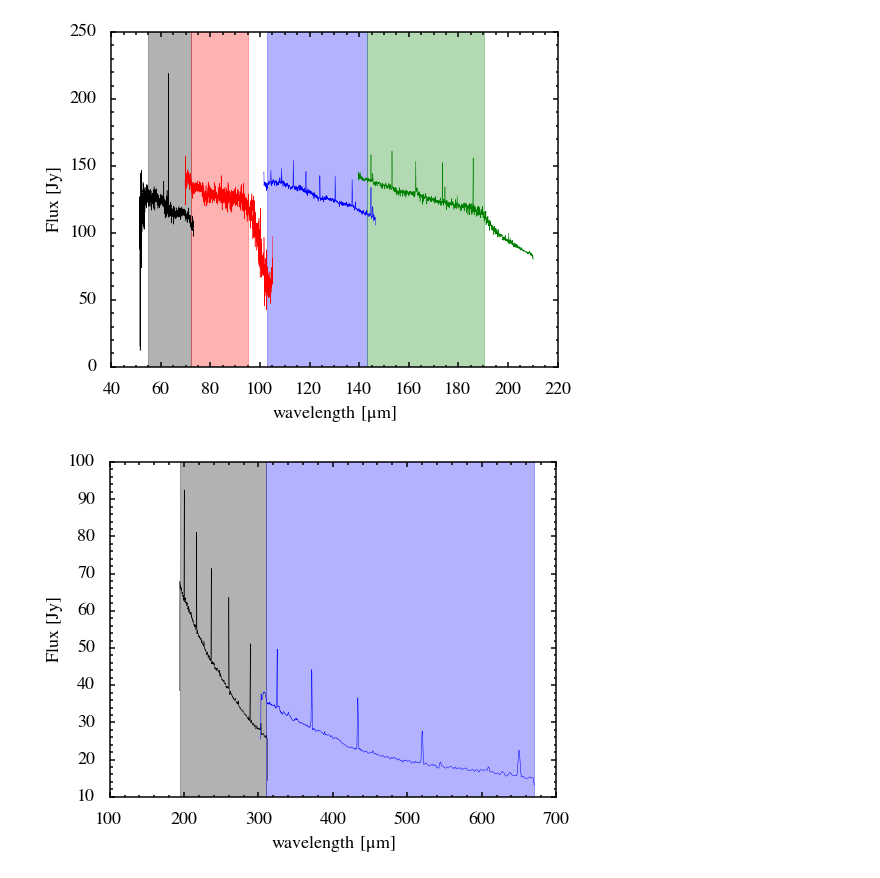
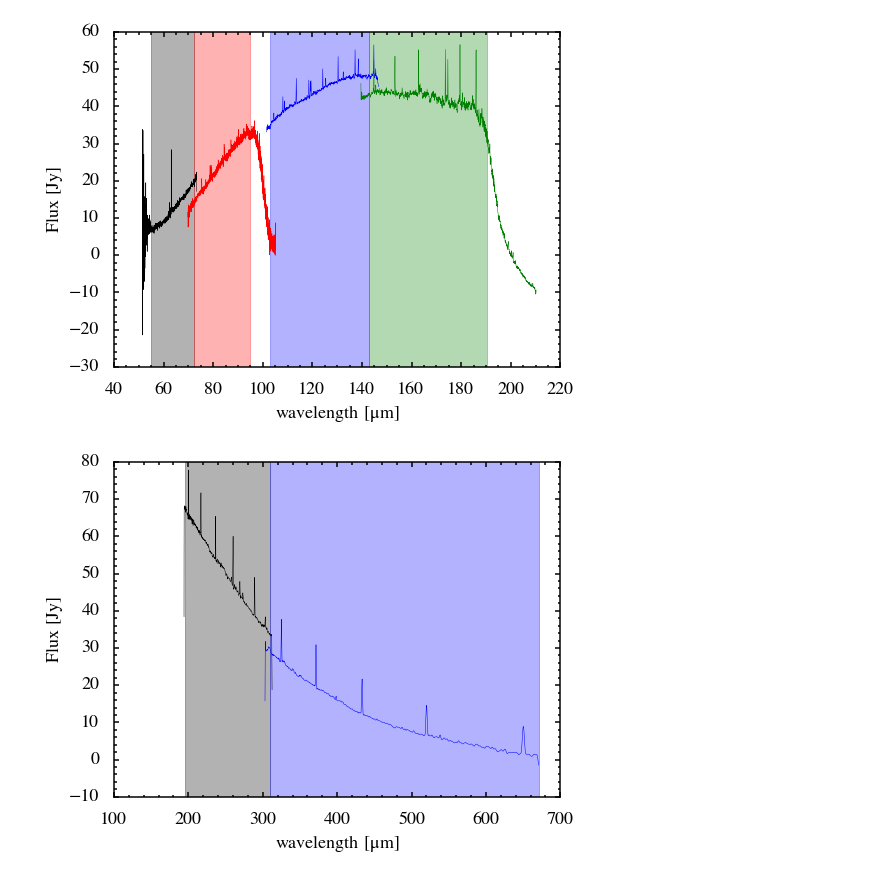
Before and after one commit to yaolun/misc, a Jupyter notebook: trimmed_detail_fitting.ipynb, the cells around one changed output. Saved outputs shown, nothing was run; the diff lists cells and outputs as text; code cells hidden in the pictures.

```diff
--- a/trimmed_detail_fitting.ipynb
+++ b/trimmed_detail_fitting.ipynb
@@ -6,47 +6,47 @@ from astropy.io import ascii
 import numpy as np
 import astropy.constants as const
 # %%
-indir = '/Users/yaolun/test/IRAS12496_centralSpaxel_PointSourceCorrected_CorrectedYES_'
+indir = '/Users/yaolun/test/L1157/pacs/data/L1157_centralSpaxel_PointSourceCorrected_CorrectedYES_'
 (wl_b2a, flux_b2a, unc_b2a) = np.genfromtxt(indir+'b2a.txt', skip_header=1).T
 (wl_b2b, flux_b2b, unc_b2b) = np.genfromtxt(indir+'b2b.txt', skip_header=1).T
 (wl_r1s, flux_r1s, unc_r1s) = np.genfromtxt(indir+'r1s.txt', skip_header=1).T
 (wl_r1l, flux_r1l, unc_r1l) = np.genfromtxt(indir+'r1l.txt', skip_header=1).T
-(wl_ssw, flux_ssw) = np.genfromtxt('/Users/yaolun/test/IRAS12496_spire_corrected_ssw.txt', skip_header=1).T
-(wl_slw, flux_slw) = np.genfromtxt('/Users/yaolun/test/IRAS12496_spire_corrected_slw.txt', skip_header=1).T
+(wl_ssw, flux_ssw) = np.genfromtxt('/Users/yaolun/test/L1157/spire/data/L1157_spire_corrected_ssw.txt', skip_header=1).T
+(wl_slw, flux_slw) = np.genfromtxt('/Users/yaolun/test/L1157/spire/data/L1157_spire_corrected_slw.txt', skip_header=1).T
 # %%
 fig = plt.figure(figsize=(8,6))
 ax = fig.add_subplot(111)
 
 ax.plot(wl_b2a, flux_b2a, color='k', label=r'$\rm{B2A}$', linewidth=0.5)
-ax.plot(wl_b2b, flux_b2b+25, color='r', label=r'$\rm{B2B}$', linewidth=0.5)
-ax.plot(wl_r1s, flux_r1s+50, color='b', label=r'$\rm{R1S}$', linewidth=0.5)
-ax.plot(wl_r1l, flux_r1l+75, color='g', label=r'$\rm{R1L}$', linewidth=0.5)
+ax.plot(wl_b2b, flux_b2b-5, color='r', label=r'$\rm{B2B}$', linewidth=0.5)
+ax.plot(wl_r1s, flux_r1s-10, color='b', label=r'$\rm{R1S}$', linewidth=0.5)
+ax.plot(wl_r1l, flux_r1l-15, color='g', label=r'$\rm{R1L}$', linewidth=0.5)
 # ax.plot(wl_ssw, flux_ssw, color='k', label=r'$\rm{SSW}$')
 # ax.plot(wl_slw, flux_slw, color='b', label=r'$\rm{SLW}$')
 
 # ax.legend(loc='upper right', fontsize=16, numpoints=1)
 
 ax.axvspan(54.8, 72.3, alpha=0.3, color='k')
 ax.axvspan(72.3, 95.05, alpha=0.3, color='r')
 ax.axvspan(103, 143, alpha=0.3, color='b')
 ax.axvspan(143, 190.31, alpha=0.3, color='g')
 
 ax.set_xlabel(r'$\rm{wavelength\,[\mu m]}$', fontsize=18)
 ax.set_ylabel(r'$\rm{Flux\,[Jy]}$', fontsize=18)
 [ax.spines[axis].set_linewidth(1.5) for axis in ['top','bottom','left','right']]
 ax.minorticks_on()
 ax.tick_params('both',labelsize=18,width=1.5,which='major',pad=15,length=5)
 ax.tick_params('both',labelsize=18,width=1.5,which='minor',pad=15,length=2.5)
 
 fig.savefig('/Users/yaolun/test/trimmed_detail_pacs.pdf', format='pdf', dpi=300, bbox_inches='tight')
 # %% [output]
-[figure, old version]
+[figure, new version]
 # %%
 fig = plt.figure(figsize=(8,6))
 ax = fig.add_subplot(111)
 
 ax.plot(wl_ssw, flux_ssw, color='k', label=r'$\rm{SSW}$', linewidth=0.5)
-ax.plot(wl_slw, flux_slw+10, color='b', label=r'$\rm{SLW}$', linewidth=0.5)
+ax.plot(wl_slw, flux_slw-5, color='b', label=r'$\rm{SLW}$', linewidth=0.5)
 # ax.plot(np.hstack((wl_ssw[wl_ssw <= 310],wl_slw[wl_slw > 310])), \
 #         np.hstack((flux_ssw[wl_ssw <= 310],flux_slw[wl_slw > 310]))-10)
 # ax.legend(loc='upper right', fontsize=16, numpoints=1)
@@ -64,4 +64,4 @@ ax.tick_params('both',labelsize=18,width=1.5,which='minor',pad=15,length=2.5)
 
 fig.savefig('/Users/yaolun/test/trimmed_detail_spire.pdf', format='pdf', dpi=300, bbox_inches='tight')
 # %% [output]
-[figure, old version]
+[figure, new version]
```
Also changed, not shown: 1 other file.
